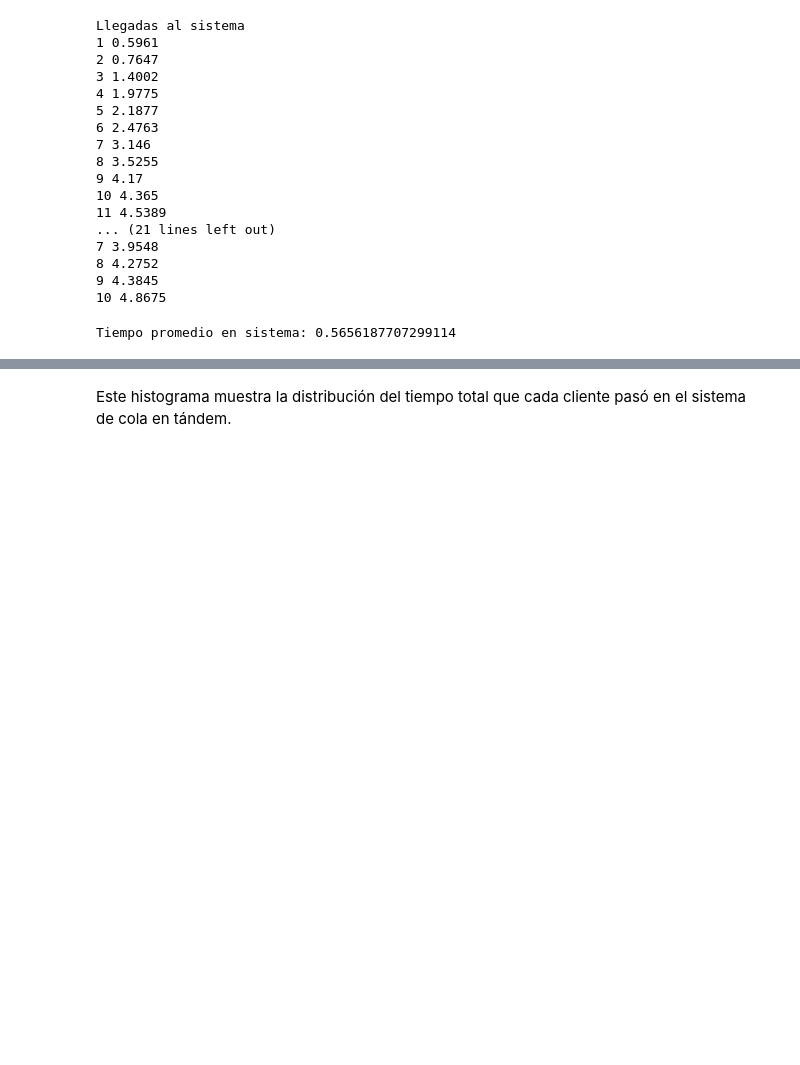
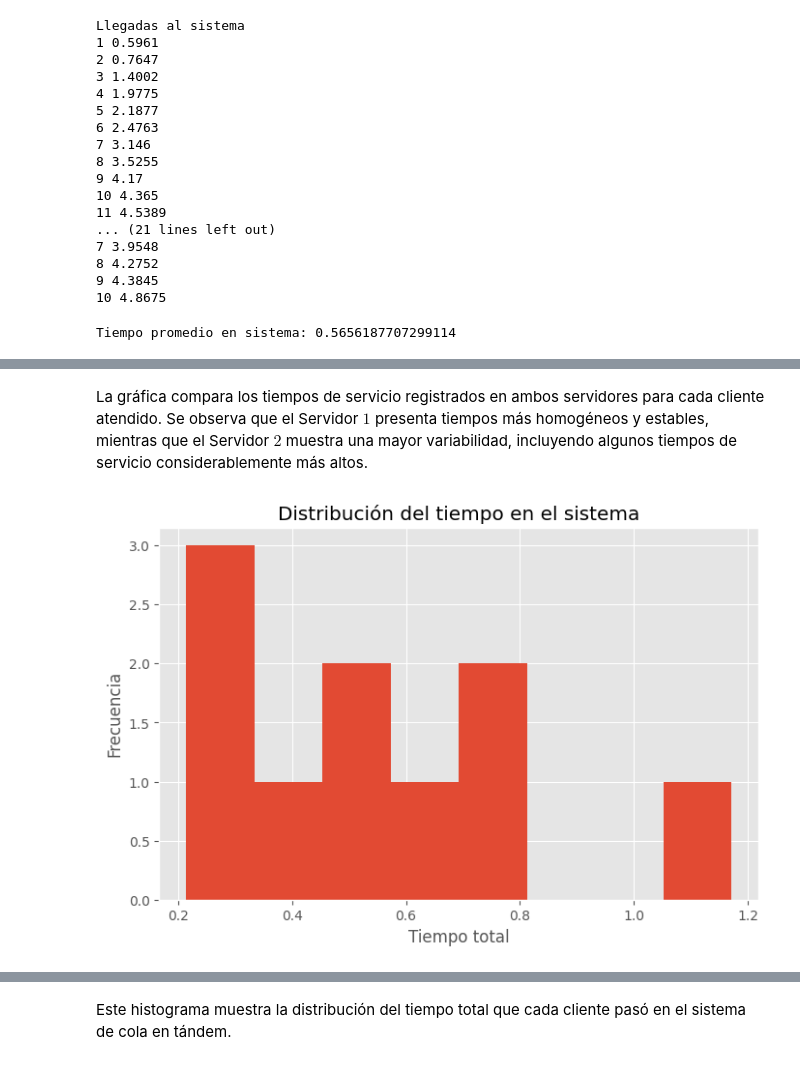
Before and after one commit to FOFM030711/Caminata-aleatoria-1D, a Jupyter notebook: LINEA_DE_ESPERA_dos_Servidores.ipynb, the cells around one changed output, grey strips where cells are left out. Cells and saved outputs as stored; diff of their text form; code cells hidden in the pictures; blank space fills up the shorter version.

```diff
--- a/LINEA_DE_ESPERA_dos_Servidores.ipynb
+++ b/LINEA_DE_ESPERA_dos_Servidores.ipynb
@@ -276,9 +277,9 @@ def evento_llegada(
         lamb,
         mu1,
         A1):
-    """
-    Procesa una llegada al sistema.
-    """
+
+   # Procesa una llegada al sistema.
+
 
     estado.t = tA
 
@@ -510,0 +623,16 @@ Tiempo promedio en sistema: 0.5656187707299114
+# %% [markdown]
+La gráfica compara los tiempos de servicio registrados en ambos servidores para cada cliente atendido. Se observa que el Servidor $1$ presenta tiempos más homogéneos y estables, mientras que el Servidor $2$ muestra una mayor variabilidad, incluyendo algunos tiempos de servicio considerablemente más altos.
+# %%
+plt.figure(figsize=(8,5))
+
+plt.hist(list(T.values()),
+         bins=8)
+
+plt.xlabel('Tiempo total')
+plt.ylabel('Frecuencia')
+plt.title('Distribución del tiempo en el sistema')
+plt.grid(True)
+
+plt.show()
+# %% [output]
+[figure, added]
```
Also changed, not shown: parts of 21 cells of this notebook.
